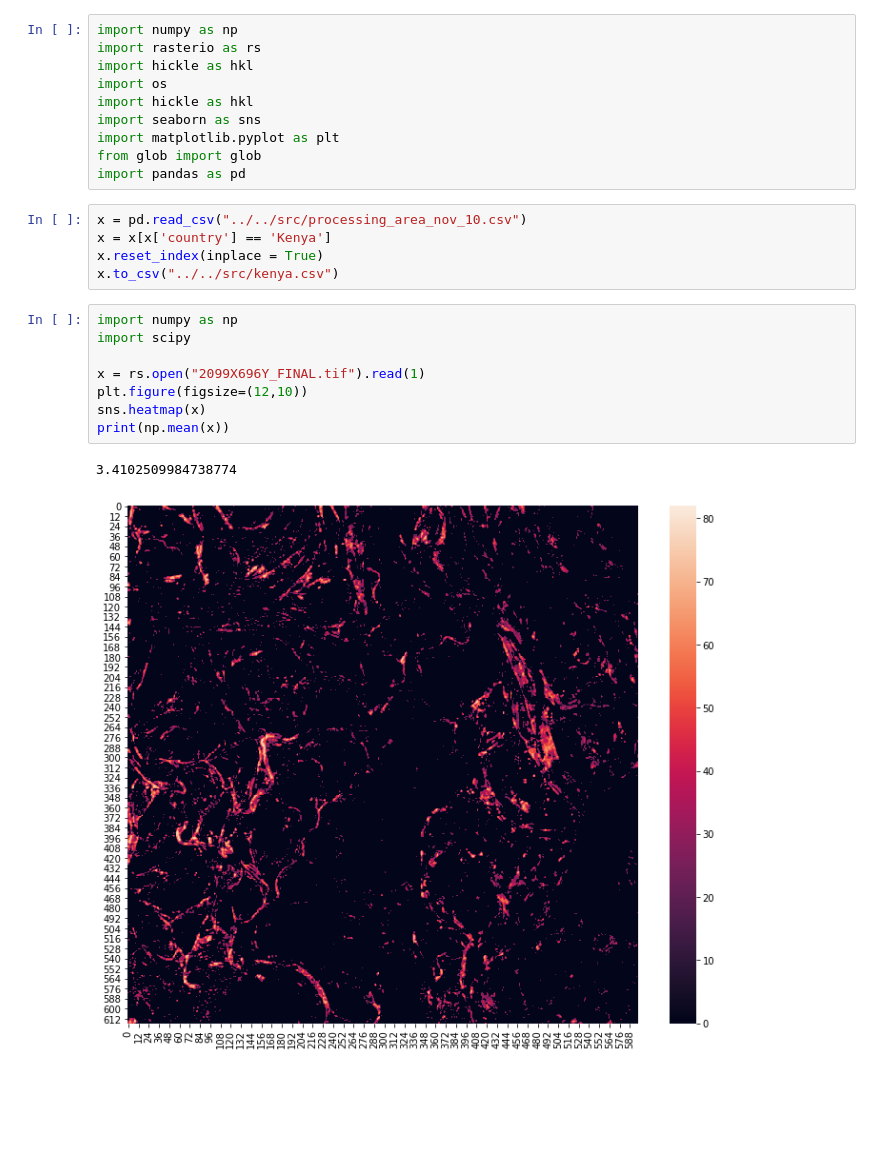
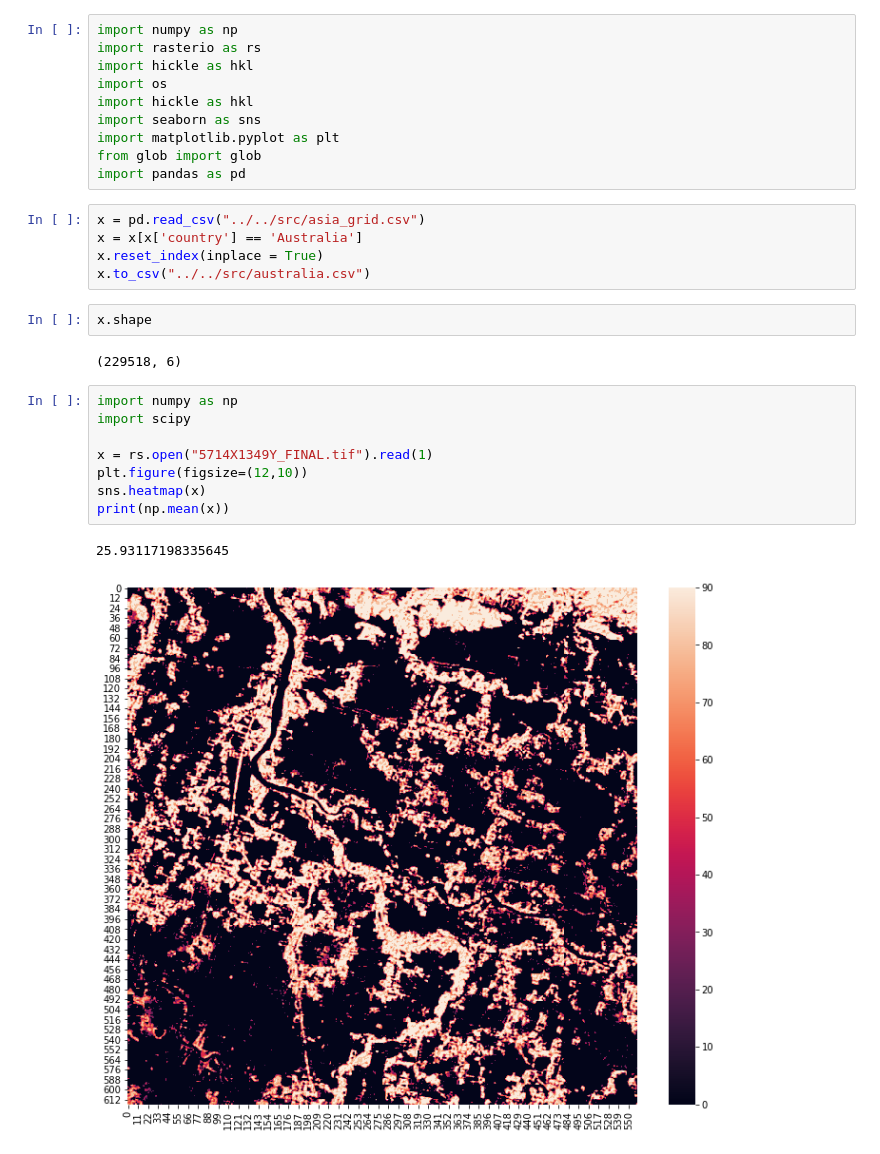
Before and after one commit to wri/sentinel-tree-cover, a Jupyter notebook: notebooks/analysis/blog analyses.ipynb, the cells around one changed output. Cells and saved outputs as stored; diff of their text form; blank space fills up the shorter version.

```diff
--- a/notebooks/analysis/blog analyses.ipynb
+++ b/notebooks/analysis/blog analyses.ipynb
@@ -9,18 +9,22 @@ import matplotlib.pyplot as plt
 from glob import glob
 import pandas as pd
 # %%
-x = pd.read_csv("../../src/processing_area_nov_10.csv")
-x = x[x['country'] == 'Kenya']
+x = pd.read_csv("../../src/asia_grid.csv")
+x = x[x['country'] == 'Australia']
 x.reset_index(inplace = True)
-x.to_csv("../../src/kenya.csv")
+x.to_csv("../../src/australia.csv")
+# %%
+x.shape
+# %% [output]
+(229518, 6)
 # %%
 import numpy as np
 import scipy
 
-x = rs.open("2099X696Y_FINAL.tif").read(1)
+x = rs.open("5714X1349Y_FINAL.tif").read(1)
 plt.figure(figsize=(12,10))
 sns.heatmap(x)
 print(np.mean(x))
 # %% [output]
-3.4102509984738774
+25.93117198335645
-[figure, old version]
+[figure, new version]
```
Also changed, not shown: parts of 6 cells of this notebook, 8 other files.
